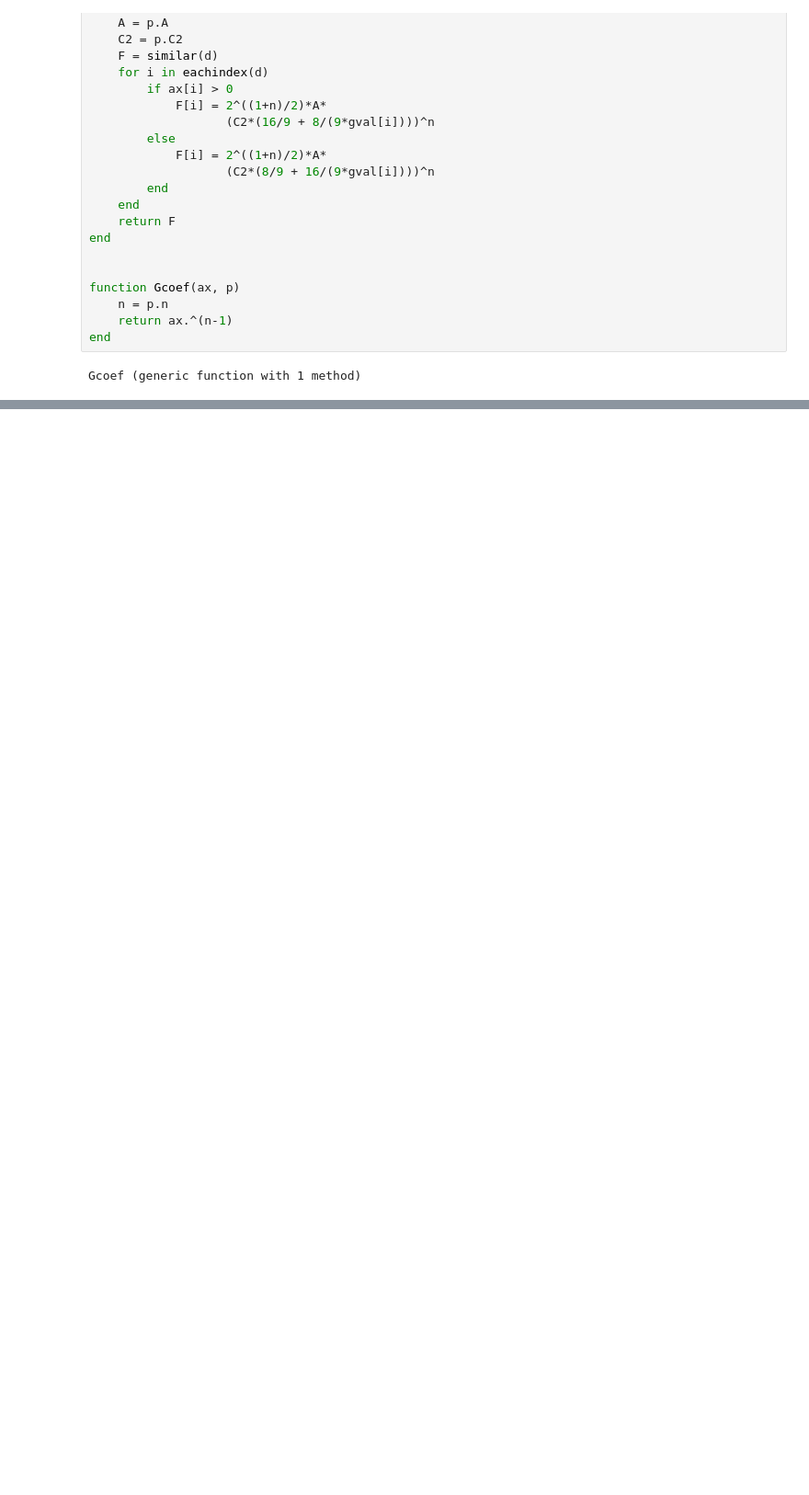
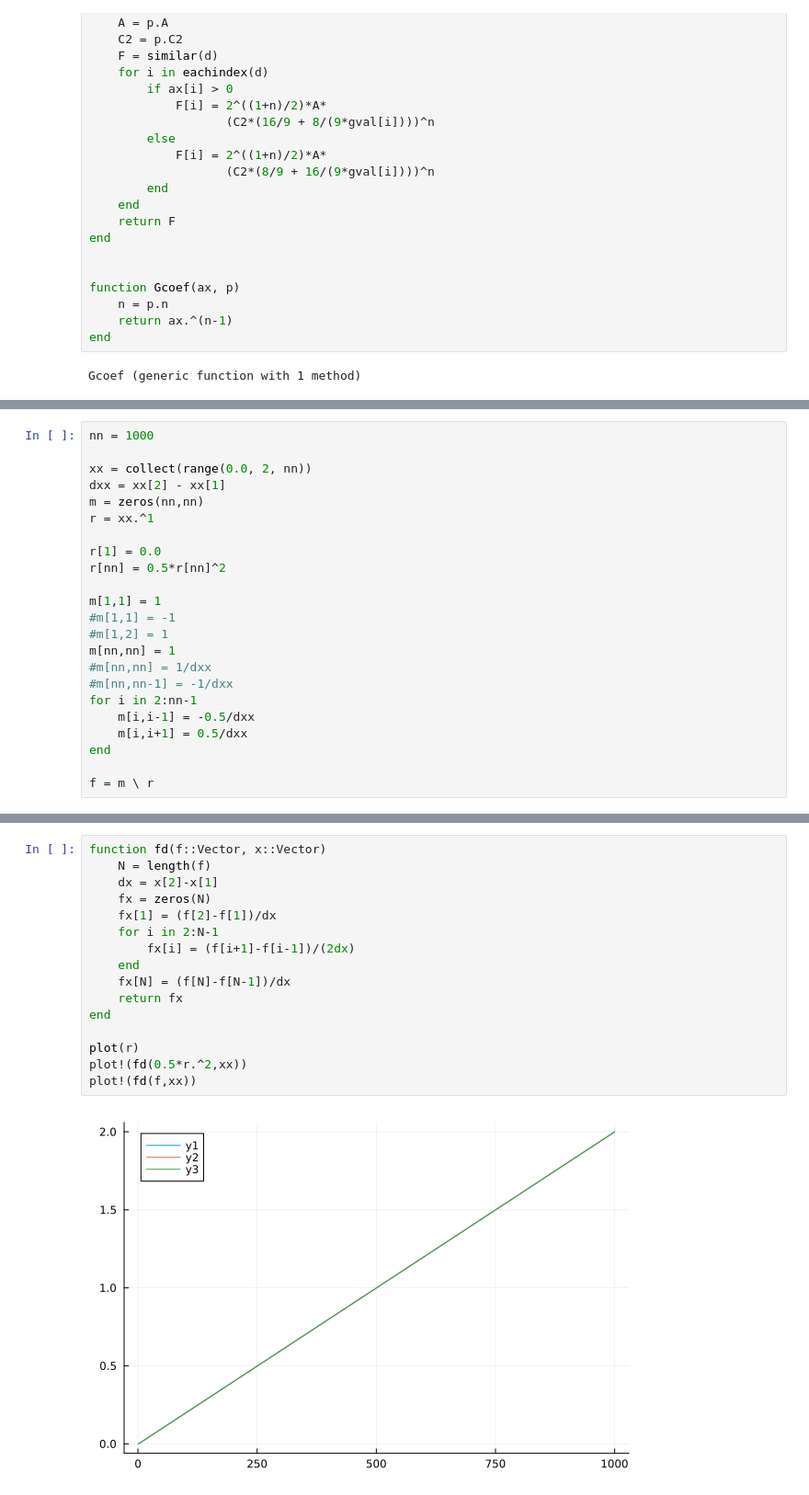
Before and after one commit to ThanasisGiannakopoulos/ice_modelling, a Jupyter notebook: notebooks/fracture/viscoelastic/scratch.ipynb, the cells around one changed output, grey strips where cells are left out. Shown at 92% size. Saved outputs shown, nothing was run; the diff lists cells and outputs as text; blank space fills up the shorter version.

```diff
--- a/notebooks/fracture/viscoelastic/scratch.ipynb
+++ b/notebooks/fracture/viscoelastic/scratch.ipynb
@@ -398,0 +402,23 @@ plot(d)
+# %%
+nn = 1000
+
+xx = collect(range(0.0, 2, nn))
+dxx = xx[2] - xx[1]
+m = zeros(nn,nn)
+r = xx.^1
+
+r[1] = 0.0
+r[nn] = 0.5*r[nn]^2
+
+m[1,1] = 1
+#m[1,1] = -1
+#m[1,2] = 1
+m[nn,nn] = 1
+#m[nn,nn] = 1/dxx
+#m[nn,nn-1] = -1/dxx
+for i in 2:nn-1
+    m[i,i-1] = -0.5/dxx
+    m[i,i+1] = 0.5/dxx
+end
+
+f = m \ r
@@ -398,0 +443,18 @@ plot(d)
+# %%
+function fd(f::Vector, x::Vector)
+    N = length(f)
+    dx = x[2]-x[1]
+    fx = zeros(N)
+    fx[1] = (f[2]-f[1])/dx
+    for i in 2:N-1
+        fx[i] = (f[i+1]-f[i-1])/(2dx)
+    end
+    fx[N] = (f[N]-f[N-1])/dx
+    return fx
+end
+
+plot(r)
+plot!(fd(0.5*r.^2,xx))
+plot!(fd(f,xx))
+# %% [output]
+[figure, added]
```
Also changed, not shown: parts of 21 cells of this notebook, 1 other file.
